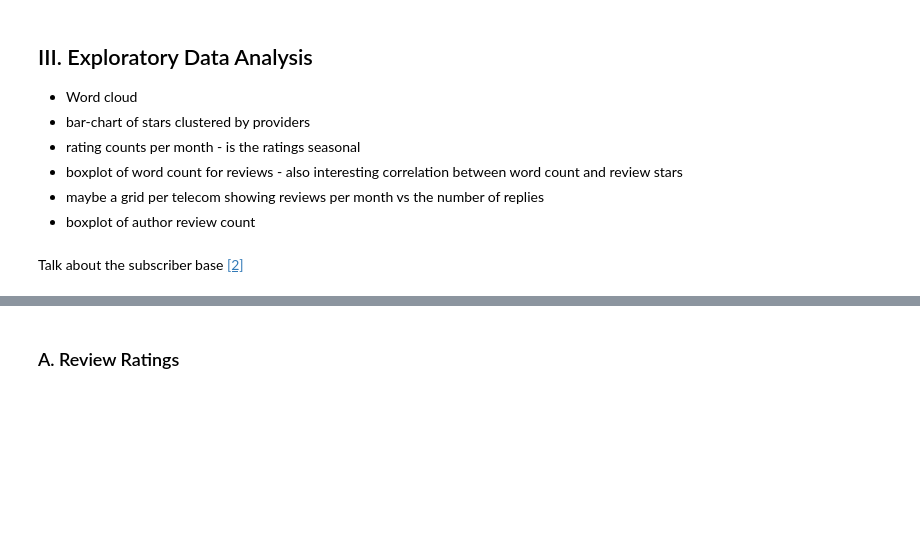
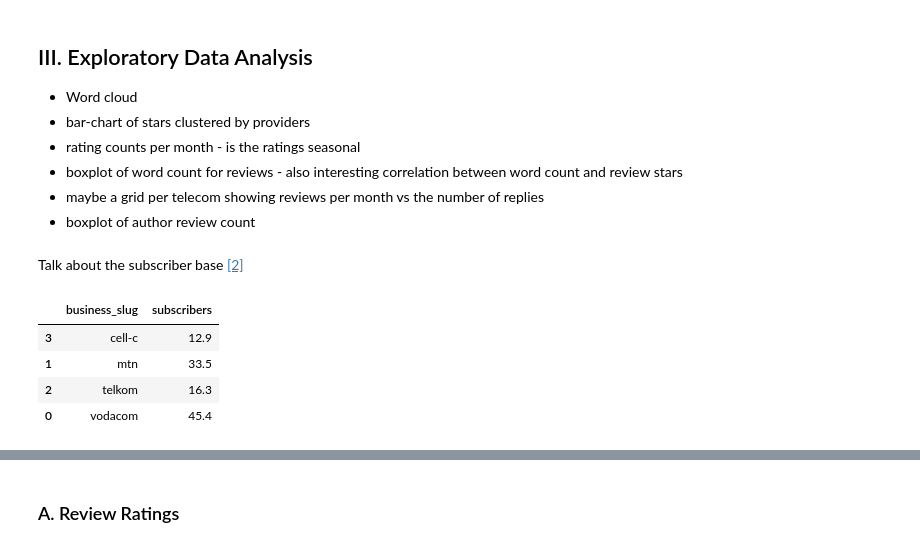
Before and after one commit to JohnnyFoulds/dsm020-2021-oct, a Jupyter notebook: coursework_01/cw.ipynb, the cells around one changed output, grey strips where cells are left out. Drawn from its saved outputs; the diff is of its cells as text; code cells hidden in the pictures; blank space fills up the shorter version.

```diff
--- a/coursework_01/cw.ipynb
+++ b/coursework_01/cw.ipynb
@@ -786,2 +794,15 @@ df_eda = df_reviews.query('created_at < @stop_at').reset_index(drop=True)
 # %% [markdown]
 Talk about the subscriber base <a href='#telecom_size'>[2]</a>
+# %%
+df_subscribers = pd.DataFrame({
+    'business_slug': ['vodacom', 'mtn', 'telkom', 'cell-c'],
+    'subscribers':   [45.4, 33.5, 16.3, 12.9]
+}).sort_values(by='business_slug')
+
+df_subscribers
+# %% [output]
+|  | business_slug | subscribers |
+| 3 | cell-c | 12.9 |
+| 1 | mtn | 33.5 |
+| 2 | telkom | 16.3 |
+| 0 | vodacom | 45.4 |
```
Also changed, not shown: parts of 8 cells of this notebook.
